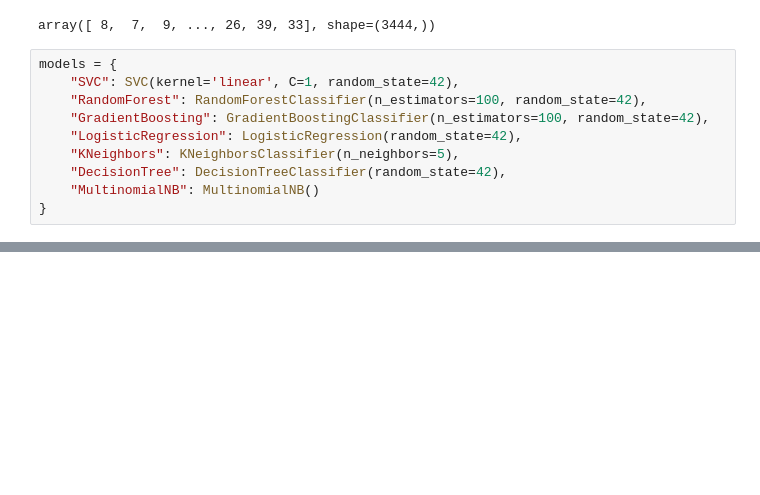
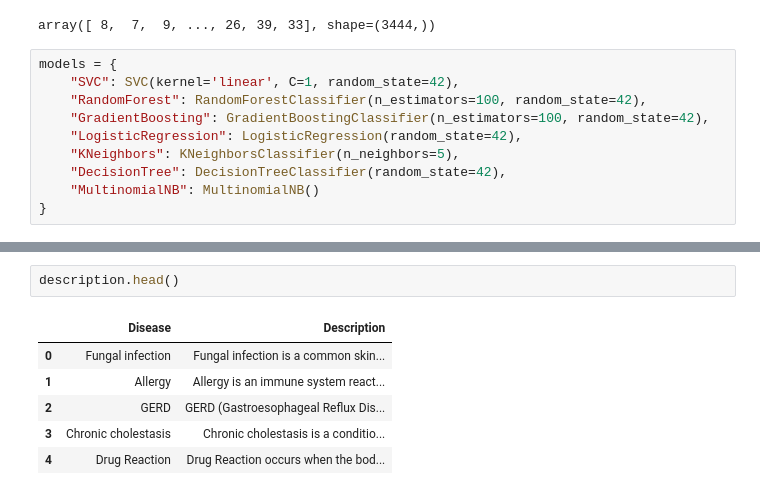
Before and after one commit to Tusharr06/Health_Predictive_System, a Jupyter notebook: model.ipynb, the cells around one changed output, grey strips where cells are left out. Drawn from its saved outputs; the diff is of its cells as text; blank space fills up the shorter version.

```diff
--- a/model.ipynb
+++ b/model.ipynb
@@ -177,0 +219,9 @@ MultinomialNB Recall: 1.0000
+# %%
+description.head()
+# %% [output]
+|  | Disease | Description |
+| 0 | Fungal infection | Fungal infection is a common skin... |
+| 1 | Allergy | Allergy is an immune system react... |
+| 2 | GERD | GERD (Gastroesophageal Reflux Dis... |
+| 3 | Chronic cholestasis | Chronic cholestasis is a conditio... |
+| 4 | Drug Reaction | Drug Reaction occurs when the bod... |
```
Also changed, not shown: parts of 12 cells of this notebook, 6 other files.
